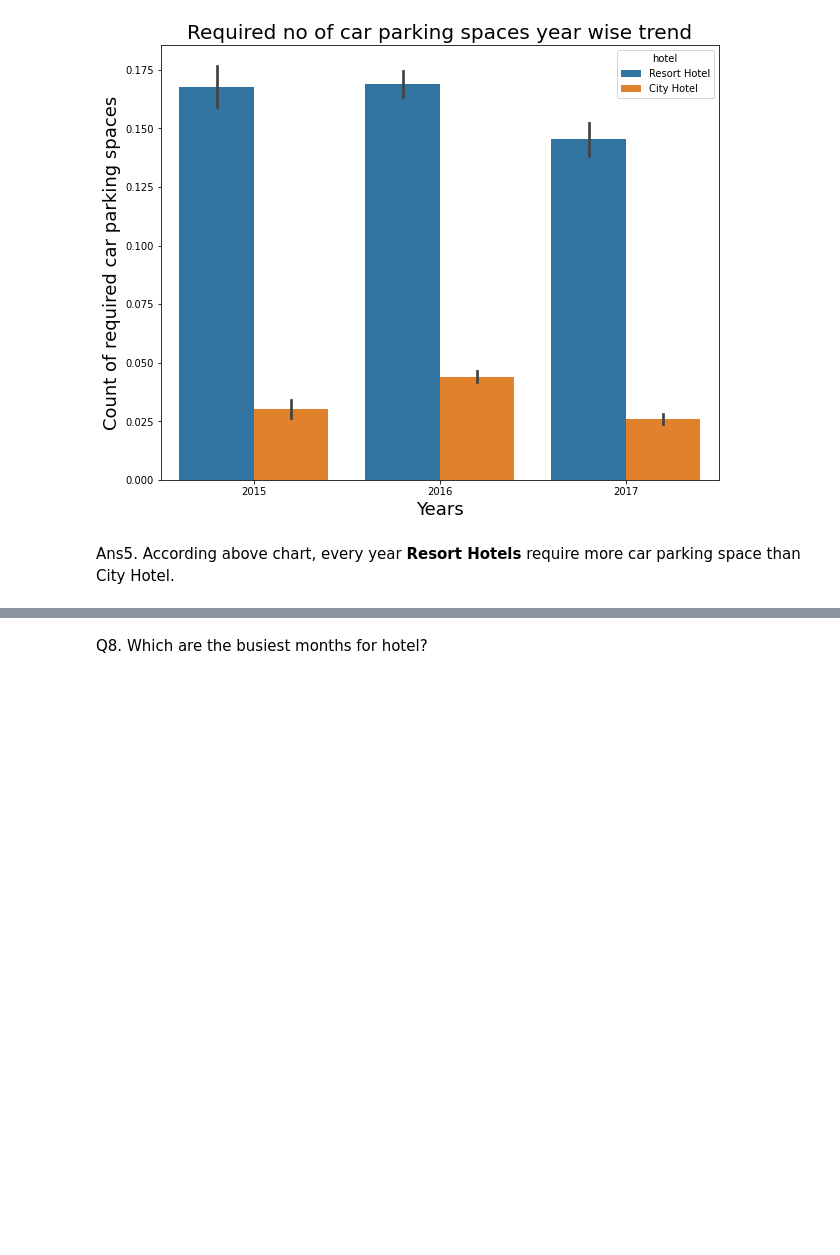
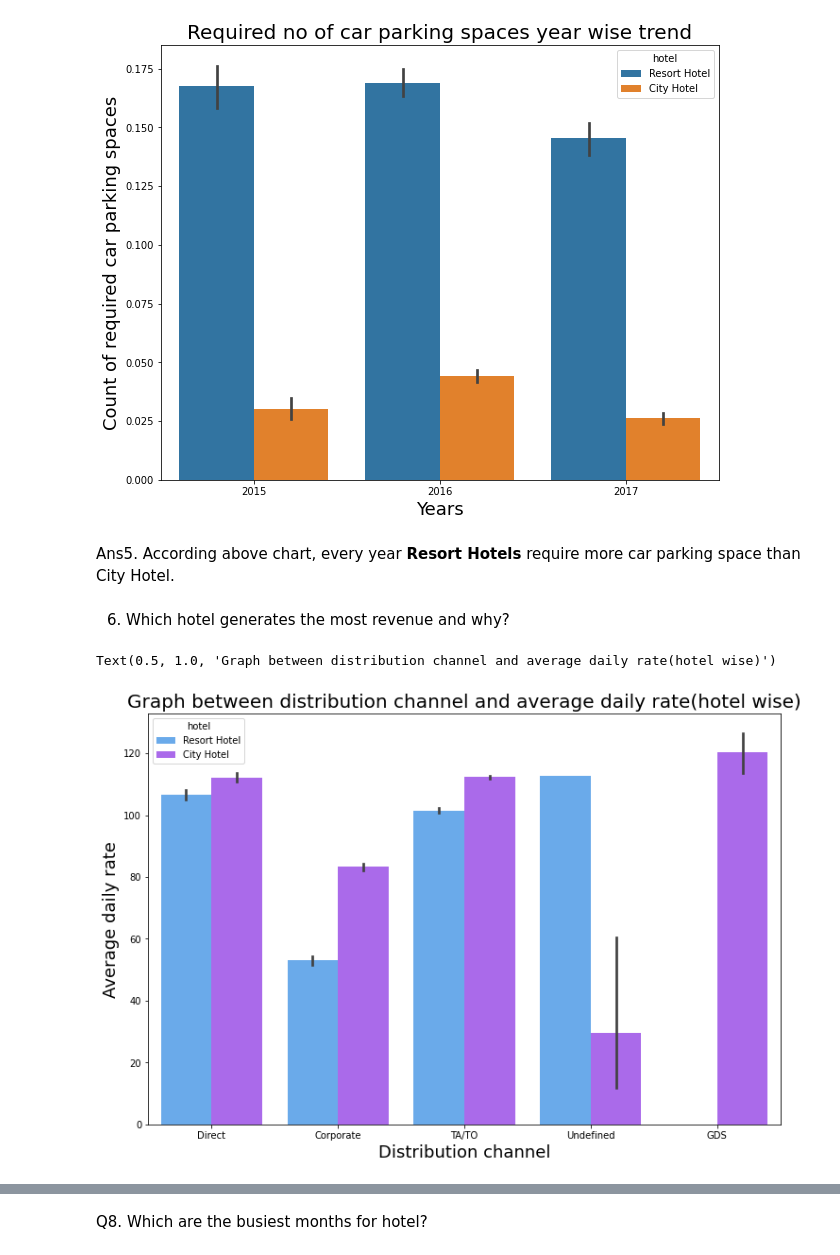
Before and after one commit to niteshavagabond/Hotel-Booking-analysis, a Jupyter notebook: Hotel_Booking_Analysis_Capstone_Project.ipynb, the cells around one changed output, grey strips where cells are left out. Drawn from its saved outputs; the diff is of its cells as text; code cells hidden in the pictures; blank space fills up the shorter version.

```diff
--- a/Hotel_Booking_Analysis_Capstone_Project.ipynb
+++ b/Hotel_Booking_Analysis_Capstone_Project.ipynb
@@ -387,3 +387,14 @@ Text(0.5, 1.0, 'Required no of car parking spaces year wise trend')
 [figure]
 # %% [markdown]
 Ans5. According above chart, every year **Resort Hotels** require more car parking space than City Hotel.
+# %% [markdown]
+6.   Which hotel generates the most revenue and why?
+# %%
+plt.figure(figsize=(12,8))
+sns.barplot(x=df['distribution_channel'],y=df['adr'],hue=df['hotel'],palette='cool')
+plt.xlabel('Distribution channel',fontsize=18)
+plt.ylabel('Average daily rate',fontsize=18)
+plt.title('Graph between distribution channel and average daily rate(hotel wise)',fontsize=20)
+# %% [output]
+Text(0.5, 1.0, 'Graph between distribution channel and average daily rate(hotel wise)')
+[figure, added]
```
Also changed, not shown: parts of 11 cells of this notebook.
